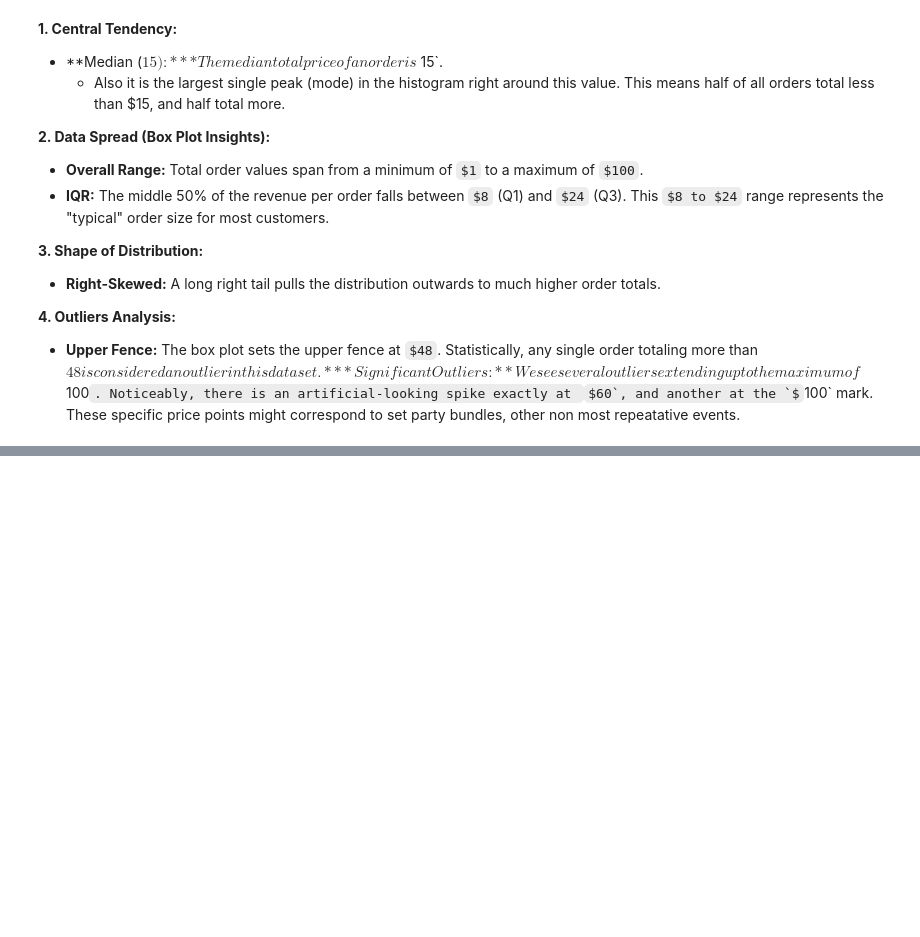
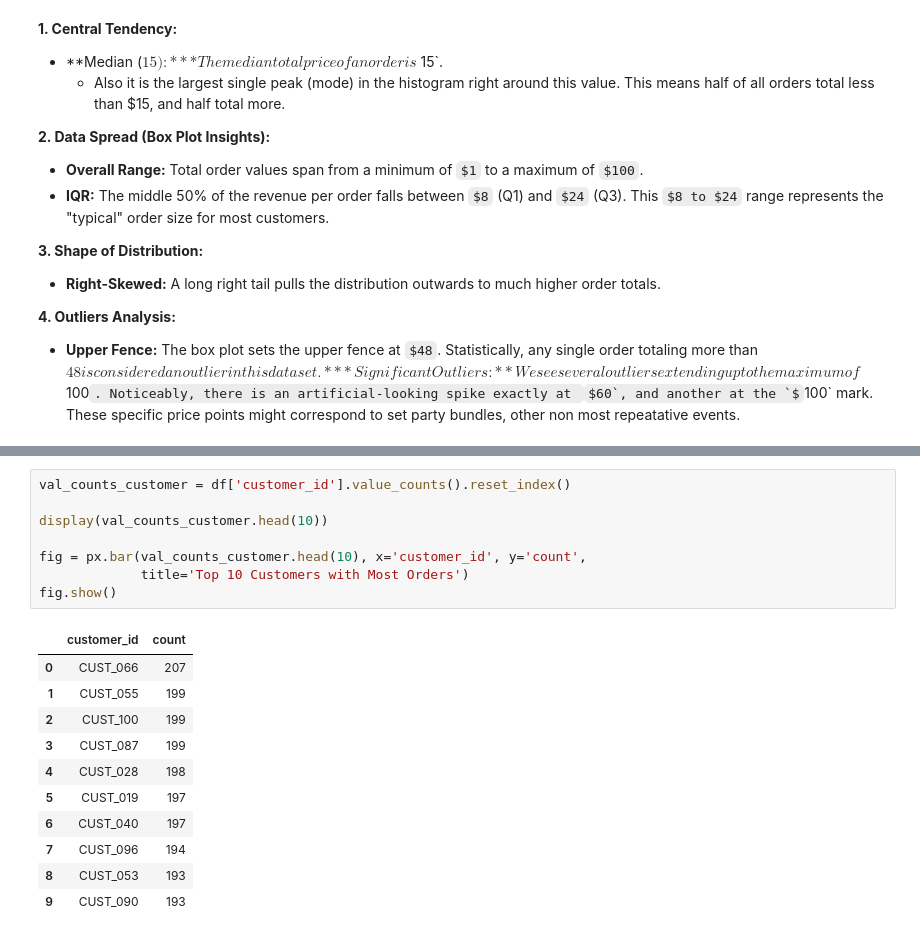
Before and after one commit to Mostafa-Ahmed-Khalil/mid-project, a Jupyter notebook: analysis.ipynb, the cells around one changed output, grey strips where cells are left out. Drawn from its saved outputs; the diff is of its cells as text; some formulas as TeX source; blank space fills up the shorter version.

```diff
--- a/analysis.ipynb
+++ b/analysis.ipynb
@@ -322,0 +397,20 @@ fig.show()
+# %%
+val_counts_customer = df['customer_id'].value_counts().reset_index()
+
+display(val_counts_customer.head(10))
+
+fig = px.bar(val_counts_customer.head(10), x='customer_id', y='count',
+             title='Top 10 Customers with Most Orders')
+fig.show()
+# %% [output]
+|  | customer_id | count |
+| 0 | CUST_066 | 207 |
+| 1 | CUST_055 | 199 |
+| 2 | CUST_100 | 199 |
+| 3 | CUST_087 | 199 |
+| 4 | CUST_028 | 198 |
+| 5 | CUST_019 | 197 |
+| 6 | CUST_040 | 197 |
+| 7 | CUST_096 | 194 |
+| 8 | CUST_053 | 193 |
+| 9 | CUST_090 | 193 |
```
Also changed, not shown: parts of 17 cells of this notebook, 1 other file.
